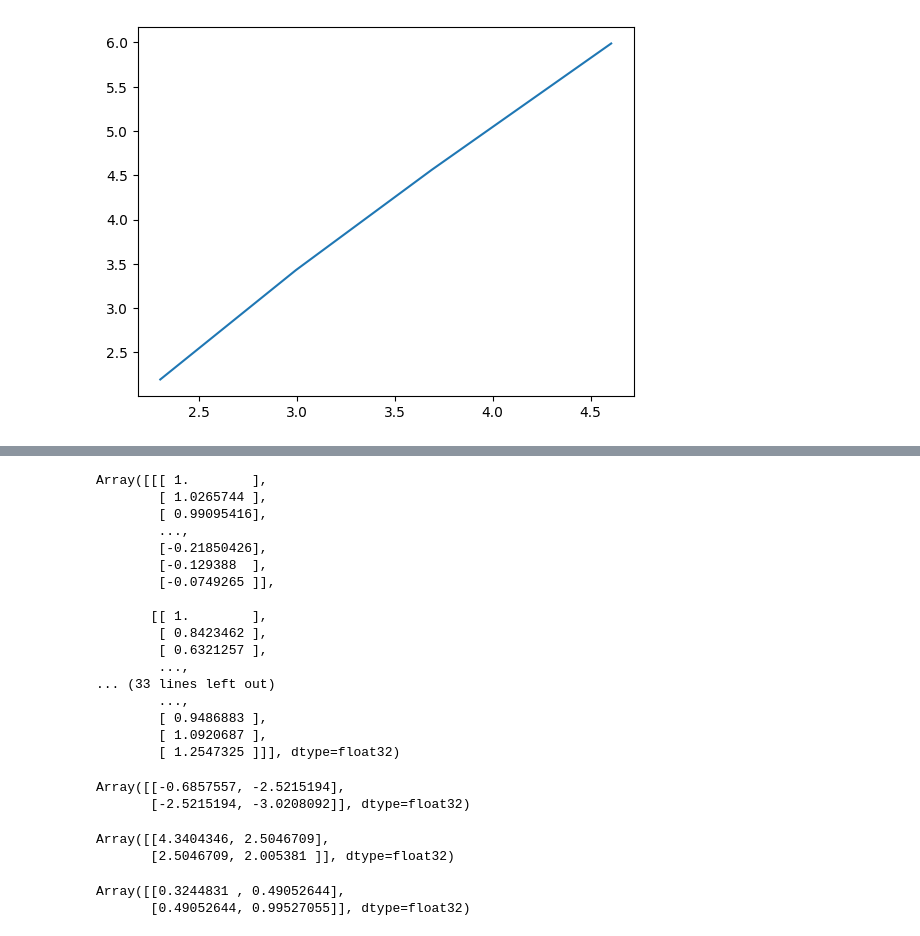
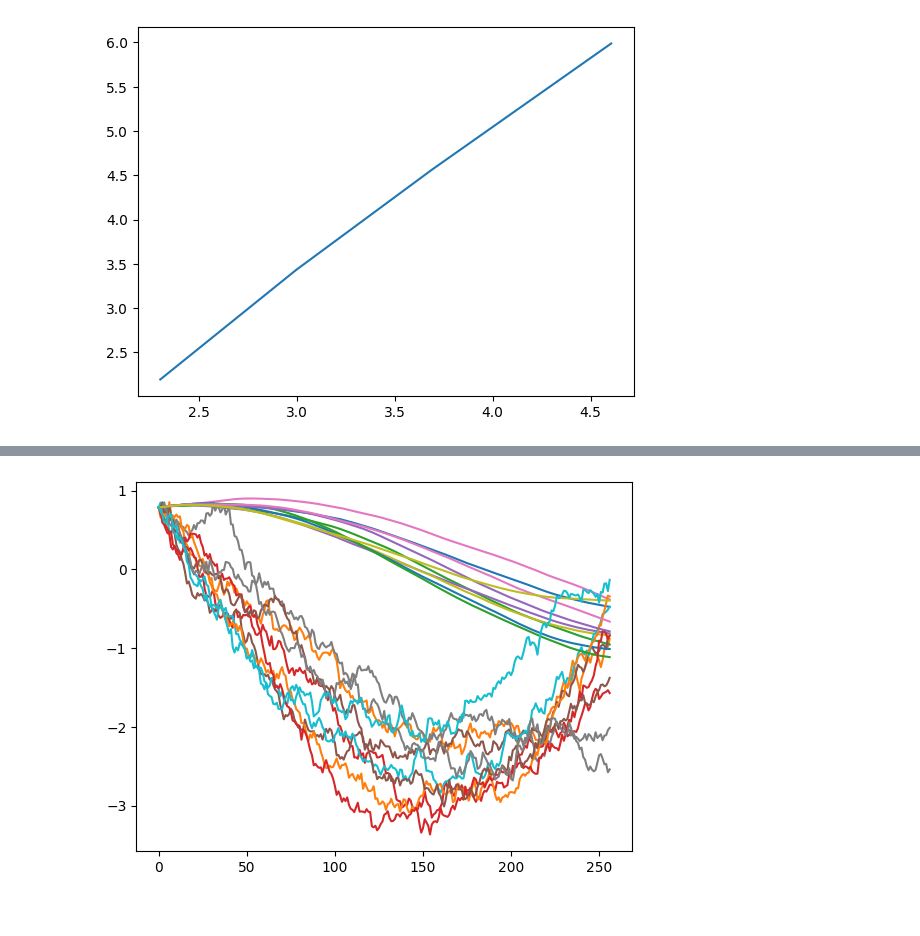
Before and after one commit to ylefay/bayesianSDEsolver, a Jupyter notebook: scripts/Untitled.ipynb, the cells around one changed output, grey strips where cells are left out. Drawn from its saved outputs; the diff is of its cells as text; code cells hidden in the pictures.

```diff
--- a/scripts/Untitled.ipynb
+++ b/scripts/Untitled.ipynb
@@ -151,6 +124,3 @@ plt.plot(-jnp.log(deltas), -jnp.log(LOCAL_ERRORS))
 # %% [output]
 [<matplotlib.lines.Line2D at 0x...>]
 [figure]
-# %%
-for k in range(10):
-    plt.plot(paths_2[k, :, 1])
@@ -159,35 +127,5 @@ for k in range(10):
-# %%
-paths_1
-# %% [output]
-Array([[[ 1.        ],
-        [ 1.0265744 ],
-        [ 0.99095416],
-        ...,
-        [-0.21850426],
-        [-0.129388  ],
-        [-0.0749265 ]],
-
-       [[ 1.        ],
-        [ 0.8423462 ],
-        [ 0.6321257 ],
-        ...,
-... (33 lines left out)
-        ...,
-        [ 0.9486883 ],
-        [ 1.0920687 ],
-        [ 1.2547325 ]]], dtype=float32)
-# %%
-jnp.mean(MOMENT_P1, axis=0)-(WEAK_POLYNOMIAL(paths_1[:, -1].mean(axis=0)))
-# %% [output]
-Array([[-0.6857557, -2.5215194],
-       [-2.5215194, -3.0208092]], dtype=float32)
-# %%
-jnp.mean(MOMENT_P1, axis=0)-jnp.array([])
-# %% [output]
-Array([[4.3404346, 2.5046709],
-       [2.5046709, 2.005381 ]], dtype=float32)
-# %%
-jnp.cov(paths_1[:, -1], rowvar=False)
-# %% [output]
-Array([[0.3244831 , 0.49052644],
-       [0.49052644, 0.99527055]], dtype=float32)
+# %%
+for k in range(10):
+    plt.plot(paths_1[k])
+# %% [output]
+[figure, added]
```
Also changed, not shown: parts of 9 cells of this notebook, 9 other files.
